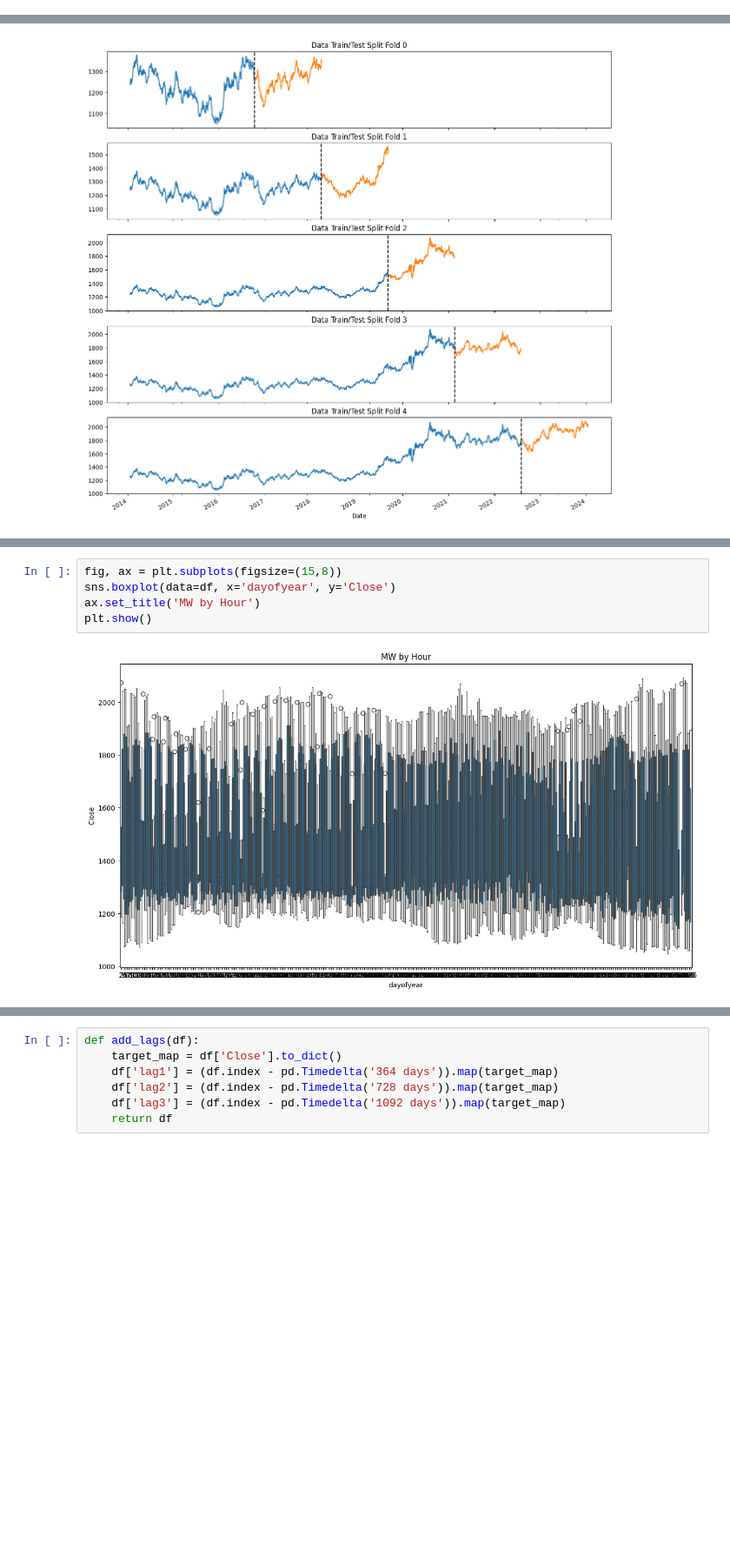
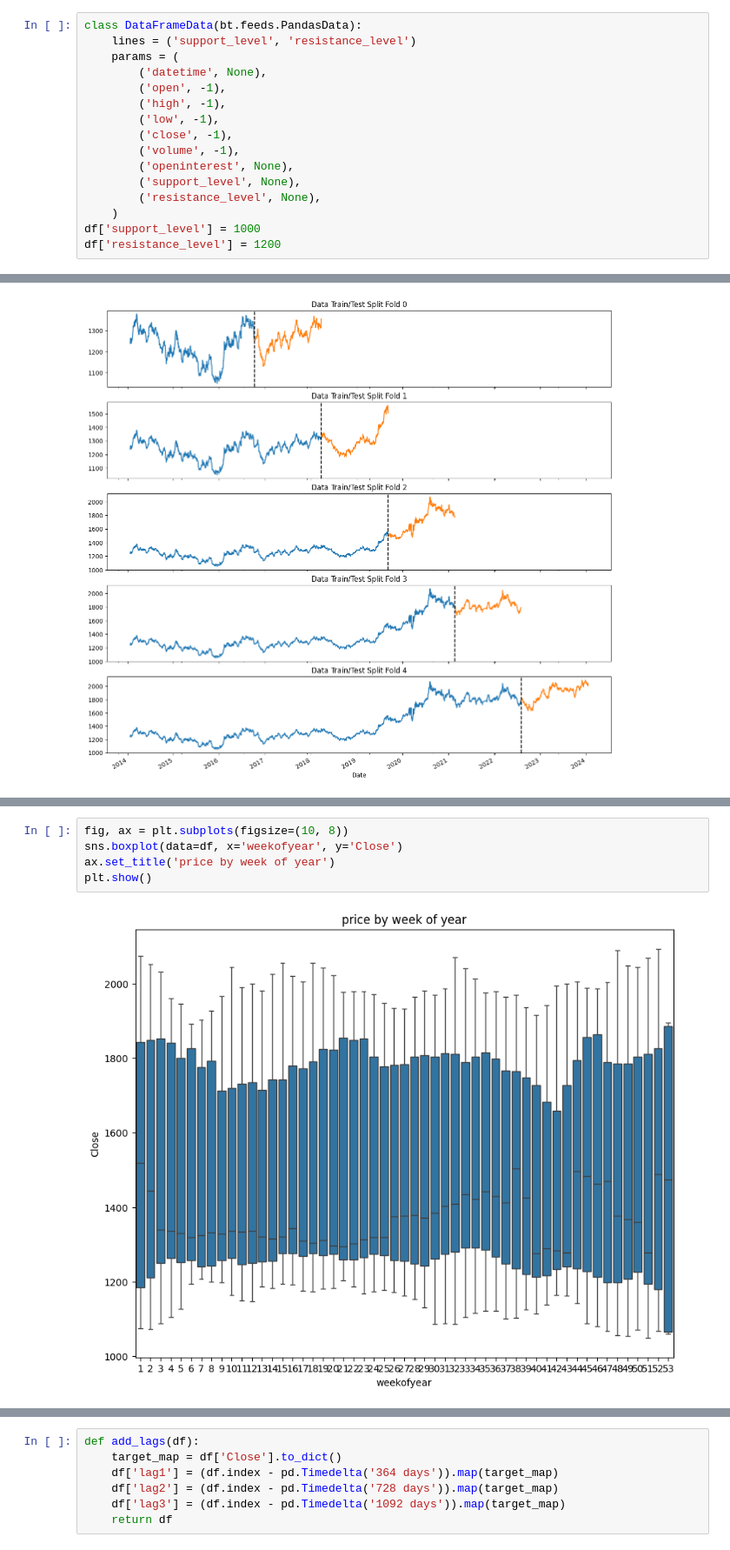
Before and after one commit to ShlokArora2709/Mentorness, a Jupyter notebook: Mentorness_task1.ipynb, the cells around one changed output, grey strips where cells are left out. Shown at 87% size. Cells and saved outputs as stored; diff of their text form; blank space fills up the shorter version.

```diff
--- a/Mentorness_task1.ipynb
+++ b/Mentorness_task1.ipynb
@@ -150,0 +227,16 @@ df = df.sort_index()
+# %%
+class DataFrameData(bt.feeds.PandasData):
+    lines = ('support_level', 'resistance_level')
+    params = (
+        ('datetime', None),
+        ('open', -1),
+        ('high', -1),
+        ('low', -1),
+        ('close', -1),
+        ('volume', -1),
+        ('openinterest', None),
+        ('support_level', None),
+        ('resistance_level', None),
+    )
+df['support_level'] = 1000
+df['resistance_level'] = 1200
@@ -221,7 +328,7 @@ plt.show()
 # %%
-fig, ax = plt.subplots(figsize=(15,8))
-sns.boxplot(data=df, x='dayofyear', y='Close')
-ax.set_title('MW by Hour')
+fig, ax = plt.subplots(figsize=(10, 8))
+sns.boxplot(data=df, x='weekofyear', y='Close')
+ax.set_title('price by week of year')
 plt.show()
 # %% [output]
-[figure, old version]
+[figure, new version]
```
Also changed, not shown: parts of 30 cells of this notebook.
